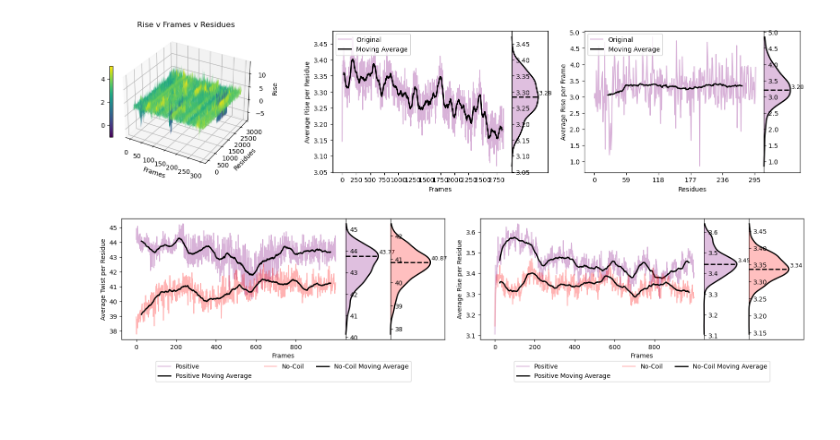
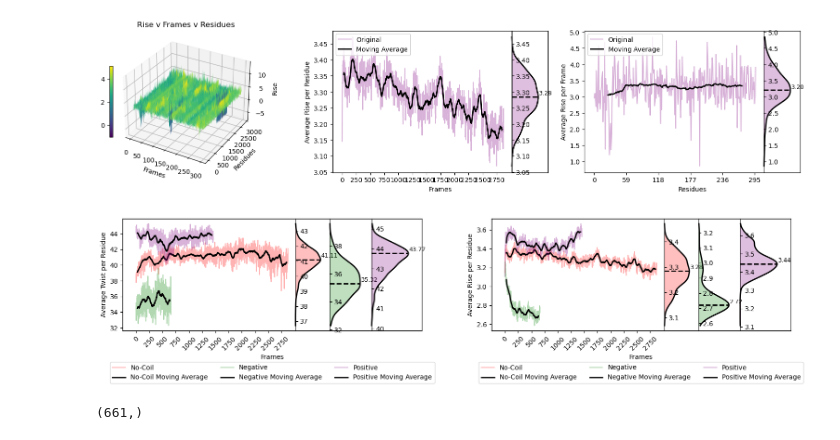
Before and after one commit to sudhishgupta/CG-DNA-PARAM, a Jupyter notebook: plotting/make_figure1.ipynb, the cells around one changed output. Drawn from its saved outputs; the diff is of its cells as text; code cells hidden in the pictures.

```diff
--- a/plotting/make_figure1.ipynb
+++ b/plotting/make_figure1.ipynb
@@ -42,7 +42,7 @@ def plot_line_with_kde(ax, Z, frames, window=51,
     ax.set_xlabel(f"{xlab}")
     ax.set_ylabel(f"{ylab}")
     #ax.legend(loc='lower right')
-    ax.legend(loc="upper center", bbox_to_anchor=(0.5, -0.15), ncol=3)
+    ax.legend(loc="upper center", bbox_to_anchor=(0.5, -0.25), ncol=3)
 
     # --- RIGHT AXIS (KDE) ---
     ax2 = ax.twinx()
@@ -185,35 +185,49 @@ make_figure1(noc_rise,'Rise')                     #(data,'param_name')
 # %%
 noc = np.load('cg_helix_parameters_nocoil.npz')
 pos = np.load('cg_helix_parameters_positive.npz')
 neg = np.load('cg_helix_parameters_negative.npz')
 
 noc_step = noc['step_parameters']
 pos_step = pos['step_parameters']
-neg_step = pos['step_parameters']
+neg_step = neg['step_parameters']
 
-xf = 1000                # <--- specify the number of frames you want to plot both the data
+xf = 1000              # <--- specify the number of frames you want to plot both the data
 
-Z1_tw  = pos_step[:xf,1:,-1]
-Z1_ri  = pos_step[:xf,1:,2]
+Z1_tw  = pos_step[:,1:,-1]
+Z1_ri  = pos_step[:,1:,2]
 
-Z2_tw = noc_step[:xf,1:,-1]
-Z2_ri = noc_step[:xf,1:,2]
+Z2_tw = noc_step[:,1:,-1]
+Z2_ri = noc_step[:,1:,2]
 
-Z3_tw = neg_step[:xf,1:,-1]
-Z3_ri = neg_step[:xf,1:,2]
+Z3_tw = neg_step[:,1:,-1]
+Z3_ri = neg_step[:,1:,2]
 
-frames = np.arange(xf)
+
 
 fig, axs = plt.subplots(1, 2, figsize=(16, 4))
 axs = axs.flatten()
 
-plot_line_with_kde(axs[0], np.mean(Z1_tw,axis=1), frames, xlab='Frames',ylab=f'Average Twist per Residue',kde_color='purple',lab='Positive')
-plot_line_with_kde(axs[0], np.mean(Z2_tw,axis=1), frames, xlab='Frames',ylab=f'Average Twist per Residue',kde_color='red',lab='No-Coil')
-plot_line_with_kde(axs[0], np.mean(Z3_tw,axis=1), frames, xlab='Frames',ylab=f'Average Twist per Residue',kde_color='green',lab='Negative')
 
-plot_line_with_kde(axs[1], np.mean(Z1_ri,axis=1), frames, xlab='Frames',ylab=f'Average Rise per Residue',kde_color='purple',lab='Positive')
-plot_line_with_kde(axs[1], np.mean(Z2_ri,axis=1), frames, xlab='Frames',ylab=f'Average Rise per Residue',kde_color='red',lab='No-Coil')
-plot_line_with_kde(axs[1], np.mean(Z3_ri,axis=1), frames, xlab='Frames',ylab=f'Average Rise per Residue',kde_color='green',lab='Negative')
+plot_line_with_kde(axs[0], np.mean(Z2_tw,axis=1), np.arange(Z2_tw.shape[0]), xlab='Frames',ylab=f'Average Twist per Residue',kde_color='red',lab='No-Coil')
+plot_line_with_kde(axs[0], np.mean(Z3_tw,axis=1), np.arange(Z3_tw.shape[0]), xlab='Frames',ylab=f'Average Twist per Residue',kde_color='green',lab='Negative')
+plot_line_with_kde(axs[0], np.mean(Z1_tw,axis=1), np.arange(Z1_tw.shape[0]), xlab='Frames',ylab=f'Average Twist per Residue',kde_color='purple',lab='Positive')
+xt = range(0, max(Z1_tw.shape[0], Z2_tw.shape[0], Z3_tw.shape[0]), 250)
+axs[0].set_xticks(xt)
+axs[0].set_xticklabels(xt, rotation=45)
+
+
+plot_line_with_kde(axs[1], np.mean(Z2_ri,axis=1), np.arange(Z2_ri.shape[0]), xlab='Frames',ylab=f'Average Rise per Residue',kde_color='red',lab='No-Coil')
+plot_line_with_kde(axs[1], np.mean(Z3_ri,axis=1), np.arange(Z3_ri.shape[0]), xlab='Frames',ylab=f'Average Rise per Residue',kde_color='green',lab='Negative')
+plot_line_with_kde(axs[1], np.mean(Z1_ri,axis=1), np.arange(Z1_ri.shape[0]), xlab='Frames',ylab=f'Average Rise per Residue',kde_color='purple',lab='Positive')
+xt = range(0, max(Z1_ri.shape[0], Z2_ri.shape[0], Z3_ri.shape[0]), 250)
+axs[1].set_xticks(xt)
+axs[1].set_xticklabels(xt, rotation=45)
+
+
 plt.tight_layout()
 # %% [output]
-[figure, old version]
+[figure, new version]
+# %%
+np.mean(Z3_tw, axis=1).shape
+# %% [output]
+(661,)
```
